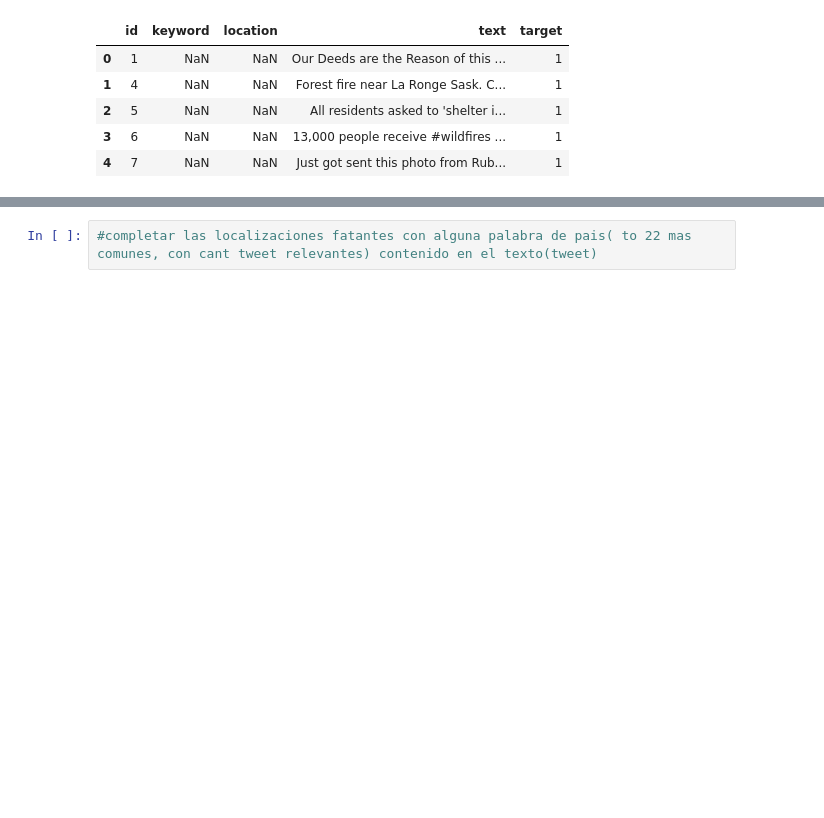
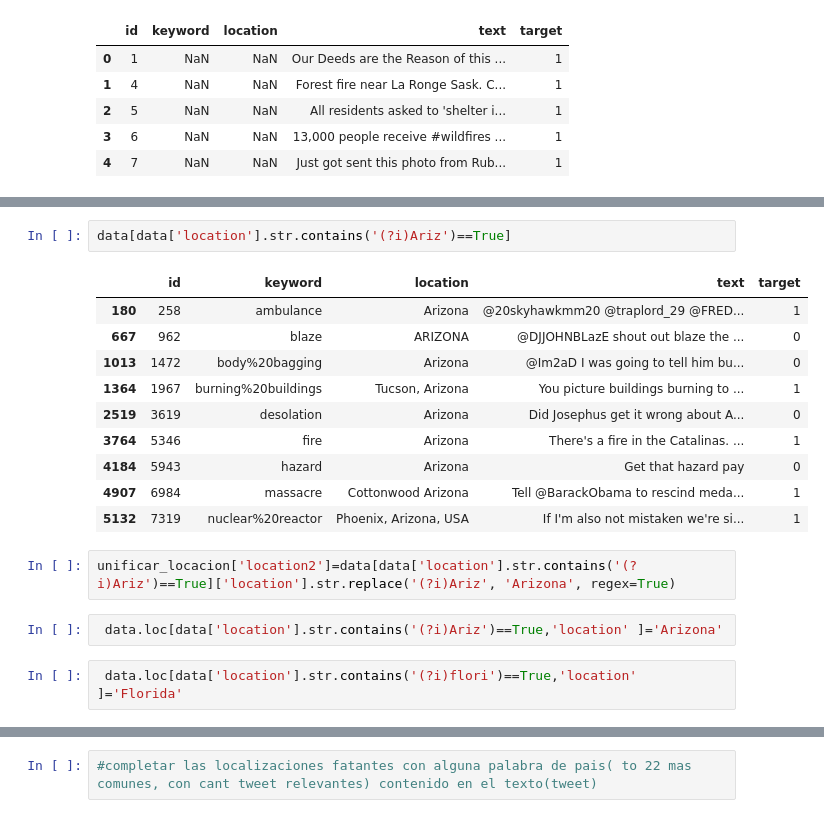
Before and after one commit to tomifarall/Orga-Datos-Tp2, a Jupyter notebook: yusmachinelearning.ipynb, the cells around one changed output, grey strips where cells are left out. Saved outputs shown, nothing was run; the diff lists cells and outputs as text; blank space fills up the shorter version.

```diff
--- a/yusmachinelearning.ipynb
+++ b/yusmachinelearning.ipynb
@@ -121,0 +144,19 @@ data.groupby('location').agg(cantidad=('location','count')).nlargest(20,'cantida
+# %%
+data[data['location'].str.contains('(?i)Ariz')==True]
+# %% [output]
+|  | id | keyword | location | text | target |
+| 180 | 258 | ambulance | Arizona | @20skyhawkmm20 @traplord_29 @FRED... | 1 |
+| 667 | 962 | blaze | ARIZONA | @DJJOHNBLazE shout out blaze the ... | 0 |
+| 1013 | 1472 | body%20bagging | Arizona | @Im2aD I was going to tell him bu... | 0 |
+| 1364 | 1967 | burning%20buildings | Tucson, Arizona | You picture buildings burning to ... | 1 |
+| 2519 | 3619 | desolation | Arizona | Did Josephus get it wrong about A... | 0 |
+| 3764 | 5346 | fire | Arizona | There's a fire in the Catalinas. ... | 1 |
+| 4184 | 5943 | hazard | Arizona | Get that hazard pay | 0 |
+| 4907 | 6984 | massacre | Cottonwood Arizona | Tell @BarackObama to rescind meda... | 1 |
+| 5132 | 7319 | nuclear%20reactor | Phoenix, Arizona, USA | If I'm also not mistaken we're si... | 1 |
+# %%
+unificar_locacion['location2']=data[data['location'].str.contains('(?i)Ariz')==True]['location'].str.replace('(?i)Ariz', 'Arizona', regex=True)
+# %%
+ data.loc[data['location'].str.contains('(?i)Ariz')==True,'location' ]='Arizona'
+# %%
+ data.loc[data['location'].str.contains('(?i)flori')==True,'location' ]='Florida'
```
Also changed, not shown: parts of 20 cells of this notebook.
